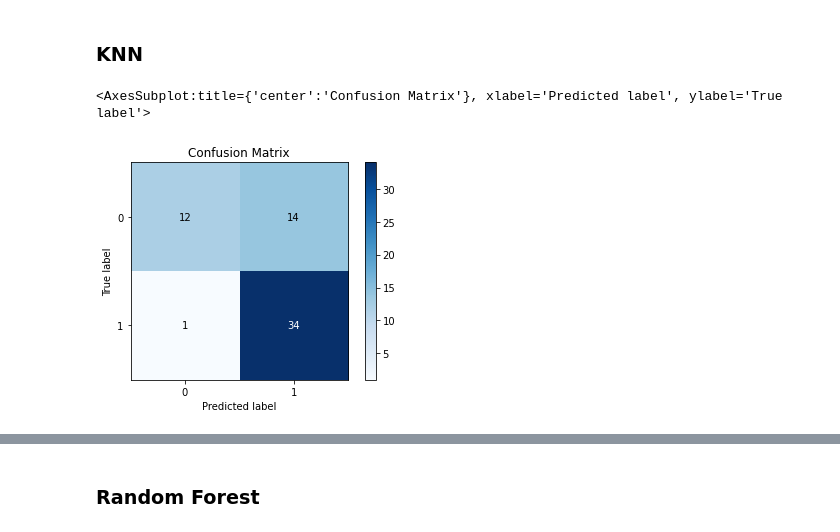
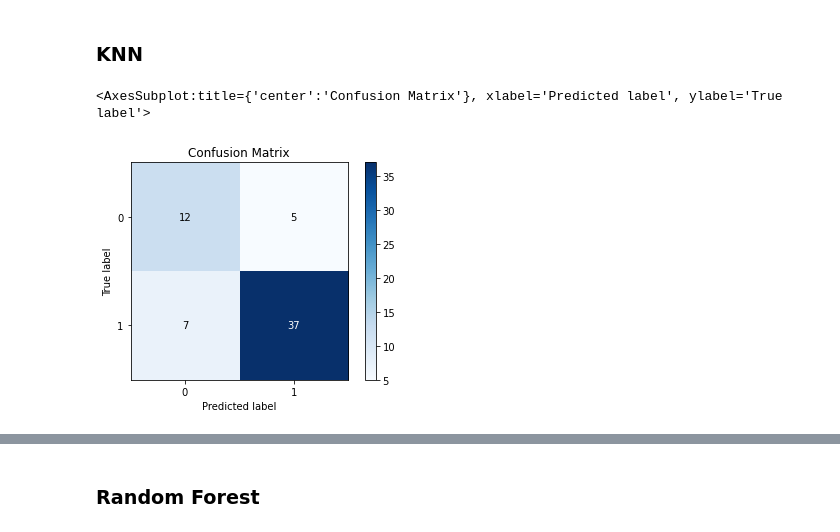
Before and after one commit to pedroernesto00/CK0223---Mineracao-de-Dados, a Jupyter notebook: Trabalho 2/Classificação - Ataque Cardíaco.ipynb, the cells around one changed output, grey strips where cells are left out. Saved outputs shown, nothing was run; the diff lists cells and outputs as text; code cells hidden in the pictures.

```diff
--- a/Trabalho 2/Classificação - Ataque Cardíaco.ipynb
+++ b/Trabalho 2/Classificação - Ataque Cardíaco.ipynb
@@ -92,5 +146,9 @@ y_pred = model_knn.predict(X_test)
-# %%
-skplt.metrics.plot_confusion_matrix(y_test, y_pred)
-# %% [output]
-<AxesSubplot:title={'center':'Confusion Matrix'}, xlabel='Predicted label', ylabel='True label'>
-[figure, removed]
+# %%
+knn = models_gs[3]
+knn.best_estimator_.fit(X_train, y_train)
+y_pred = knn.best_estimator_.predict(X_test)
+
+skplt.metrics.plot_confusion_matrix(y_test, y_pred)
+# %% [output]
+<AxesSubplot:title={'center':'Confusion Matrix'}, xlabel='Predicted label', ylabel='True label'>
+[figure, added]
```
Also changed, not shown: parts of 28 cells of this notebook.
